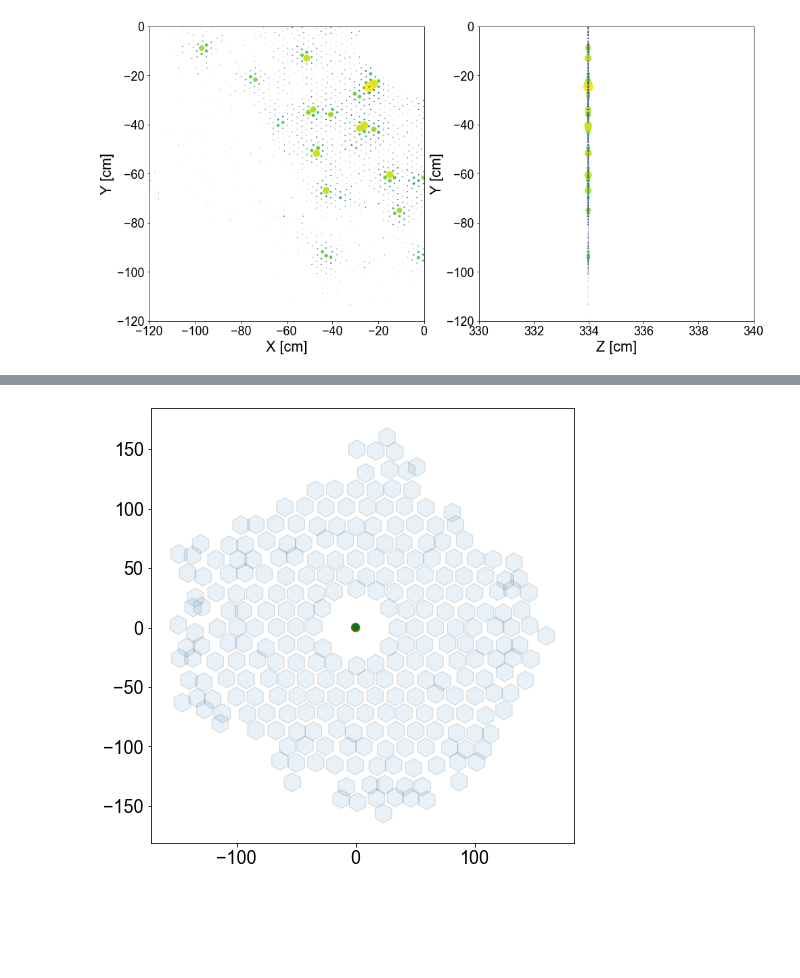
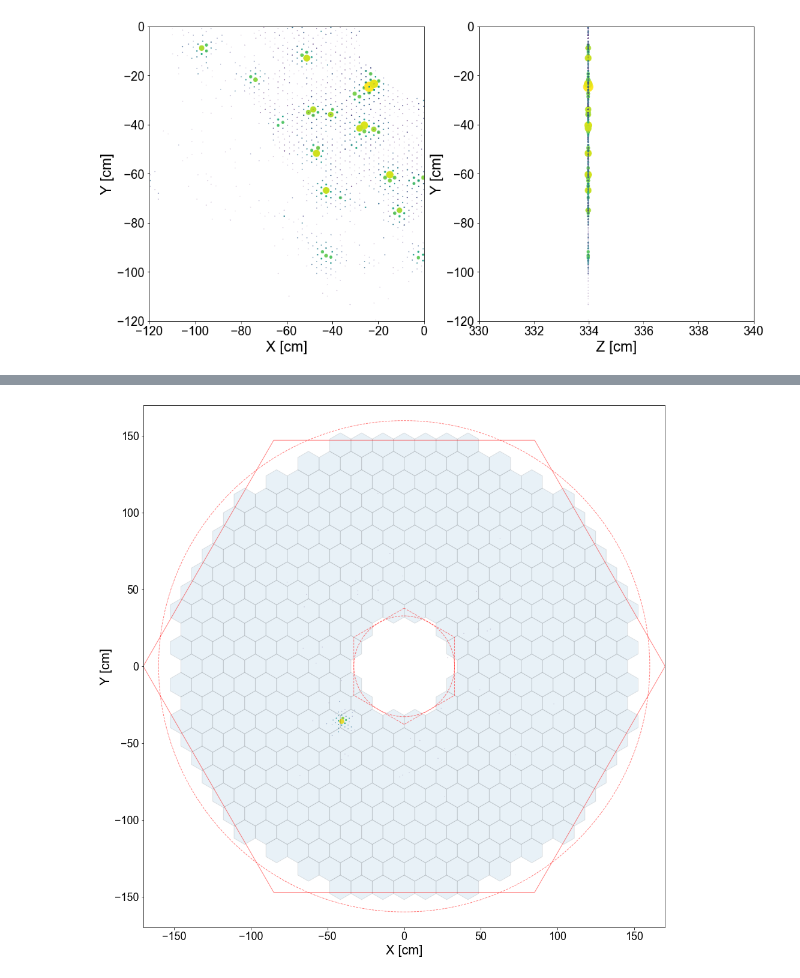
Before and after one commit to naodell/ECONAutoencoderStudy, a Jupyter notebook: notebooks/tc_visualizer.ipynb, the cells around one changed output, grey strips where cells are left out. Saved outputs shown, nothing was run; the diff lists cells and outputs as text; code cells hidden in the pictures; blank space fills up the shorter version.

Commit message:
Rough version of module level hex grid working

```diff
--- a/notebooks/tc_visualizer.ipynb
+++ b/notebooks/tc_visualizer.ipynb
@@ -82,43 +81,96 @@ plt.show()
 # %%
-import matplotlib.pyplot as plt
-from matplotlib.patches import RegularPolygon
-import numpy as np
+from matplotlib.patches import RegularPolygon, Circle
+from itertools import product
 
-coord = [[0, 0, 0], [0, 1, -1], [-1, 1, 0], [-1, 0, 1], [0, -1, 1], [1, -1, 0], [1, 0, -1]]
-colors = [["Green"], ["Blue"], ["Green"], ["Green"], ["Red"], ["Green"], ["Green"]]
-labels = [['yes'], ['no'], ['yes'], ['no'], ['yes'], ['no'], ['no']]
+
+#cuts = 'tc_z > 0 and tc_x < 0. and tc_y < 0. and tc_subdet == 1 and tc_layer == 9'
+cuts = 'tc_z > 0 and tc_subdet == 1 and tc_layer == 9'
+event_ix = df_tc.index[0][0]
+event_tc = df_tc.query(cuts).loc[event_ix]
+event_cluster = df_clusters.loc[event_ix]
+event_gen = df_gen.loc[event_ix]
+
+# draw each module
+u = np.arange(-13, 14)
+coord = np.array(list(product(u, u)))
+#coord = [(0, 0), (0, 1), (1, 0), (0, -1), (-1, 0), (0, 1), (1, 1), (-1, -1), (0, -1)]
 
 # Horizontal cartesian coords
-hcoord = [c[0] for c in coord]
+angle = np.pi/6
+hex_radius = 8
+d = 2*hex_radius*np.cos(angle)
+xcoord = [d*(c[0] - c[1]*np.sin(angle)) for c in coord]
+ycoord = [d*c[1]*np.sin(np.pi/2 - angle) for c in coord]
 
-# Vertical cartersian coords
-vcoord = [2. * np.sin(np.radians(60)) * (c[1] - c[2]) /3. for c in coord]
-
-fig, ax = plt.subplots(1)
+fig, ax = plt.subplots(1, figsize=(16, 16))
 ax.set_aspect('equal')
 
-# Add some coloured hexagons
+# draw hexegonal grid
+for x, y in zip(xcoord, ycoord):
+    #color = c[0].lower()  # matplotlib understands lower case words for colours
+    r = np.sqrt(x**2 + y**2)
+    if r < 32.8 or r > 150:
+        continue
 
-#hcoord, vcoord = df_wafer_coords.values
-#for x, y, c, l in zip(hcoord, vcoord, colors, labels):
-#for u, v, x, y in df_wafer_coords.iterrows():
-for x, y in df_wafer_coords.values:
-    #color = c[0].lower()  # matplotlib understands lower case words for colours
     poly = RegularPolygon((x, y),
                          numVertices=6,
-                         radius=8,
+                         radius=hex_radius,
                          orientation=np.radians(0),
                          #facecolor=color,
                          alpha=0.1,
                          edgecolor='k'
                         )
     ax.add_patch(poly)
     # Also add a text label
     #ax.text(x, y+0.2, l[0], ha='center', va='center', size=20)
 
-# Also add scatter points in hexagon centres
-ax.scatter(hcoord, vcoord, c=[c[0].lower() for c in colors], alpha=0.5)
+# inner hexagon
+inner_circle = Circle((0, 0),
+                     radius=32.8,
+                     facecolor='none',
+                     alpha=0.5,
+                     linestyle='--',
+                     edgecolor='r'
+                     )
+ax.add_patch(inner_circle)
+
+poly = RegularPolygon((0, 0),
+                     numVertices=6,
+                     radius=32.8/np.cos(angle),
+                     orientation=np.radians(0),
+                     facecolor='none',
+                     alpha=0.5,
+                     linestyle='--',
+                     edgecolor='r'
+                    )
+ax.add_patch(poly)
+
+# outer hexagon
+outer_circle = Circle((0, 0),
+                     radius=160,
+                     facecolor='none',
+                     alpha=0.5,
+                     linestyle='--',
+                     edgecolor='r'
+                     )
+ax.add_patch(outer_circle)
+
+poly = RegularPolygon((0, 0),
+                     numVertices=6,
+                     radius=170,
+                     orientation=np.radians(30),
+                     facecolor='none',
+                     alpha=0.5,
+                     edgecolor='r'
+                    )
+ax.add_patch(poly)
+
+ax.scatter(event_tc.tc_x, event_tc.tc_y, s=event_tc.tc_energy, c=np.log(event_tc.tc_energy))
+ax.set_xlim(-170, 170)
+ax.set_ylim(-170, 170)
+ax.set_xlabel('X [cm]')
+ax.set_ylabel('Y [cm]')
 
 plt.show()
 # %% [output]
-[figure, old version]
+[figure, new version]
```
Also changed, not shown: parts of 2 cells of this notebook.
